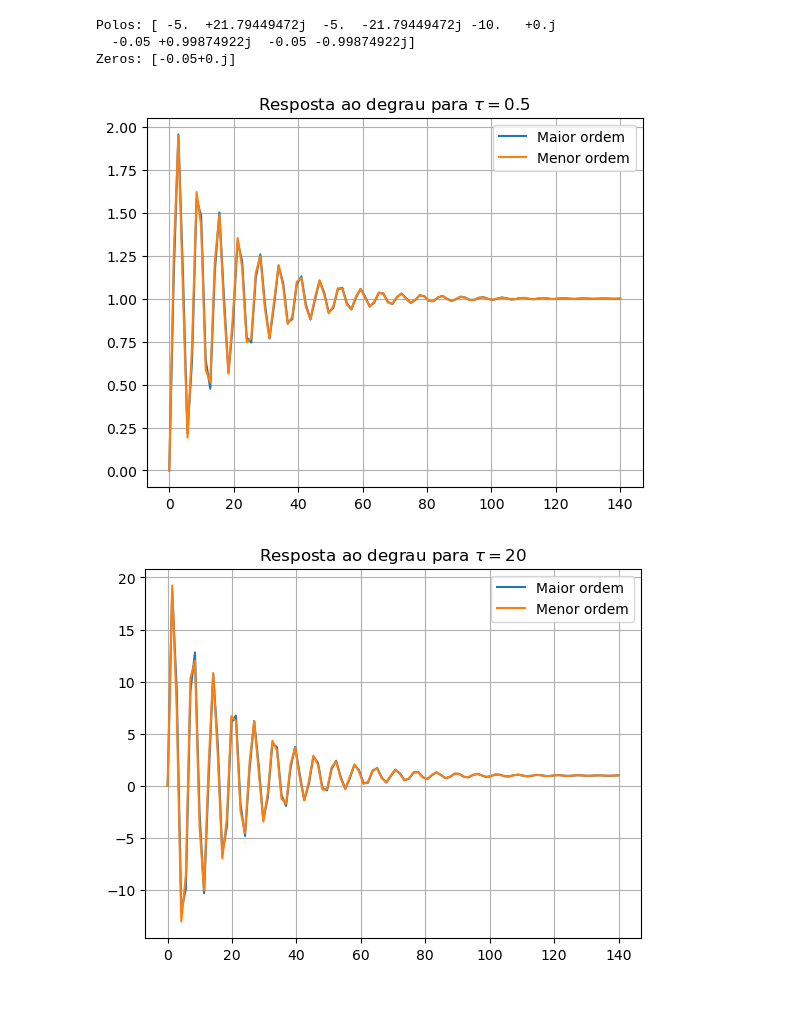
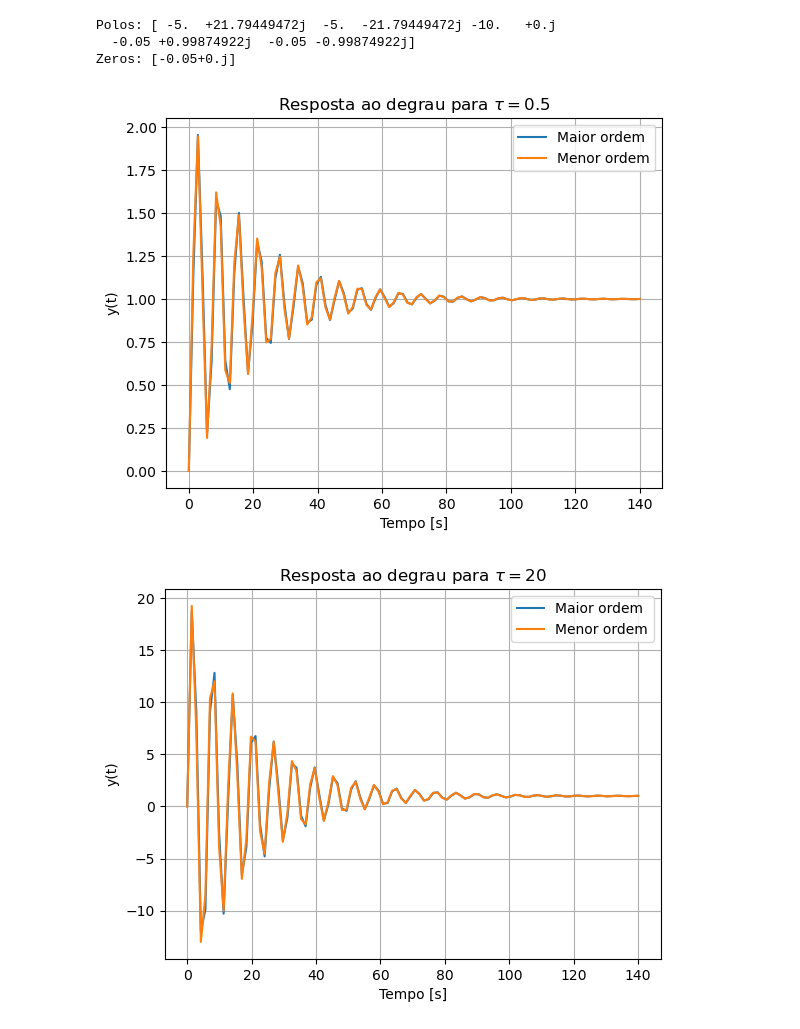
Before and after one commit to vitorfraga12/Sistemas_de_Controle, a Jupyter notebook: Homework 2/Questao2.ipynb, the cells around one changed output. Cells and saved outputs as stored; diff of their text form; code cells hidden in the pictures; blank space fills up the shorter version.

```diff
--- a/Homework 2/Questao2.ipynb
+++ b/Homework 2/Questao2.ipynb
@@ -55,32 +49,38 @@ system_menorordem_05 = signal.TransferFunction(num_menorordem_05, den_menorordem
 t_maiorordem_05, y_maiorordem_05 = signal.step(system_maiorordem_05)
 t_menorordem_05, y_menorordem_05 = signal.step(system_menorordem_05)
 
 plt.figure()
 plt.plot(t_maiorordem_05, y_maiorordem_05, label='Maior ordem')
 plt.plot(t_menorordem_05, y_menorordem_05, label='Menor ordem')
 plt.legend()
+plt.ylabel('y(t)')
+plt.xlabel('Tempo [s]')
 plt.grid()
 plt.title('Resposta ao degrau para $\\tau = 0.5$')
+plt.savefig('Q2_comp_tau_0.5.pdf')
 plt.show()
 
 # Para tal = 20
 num_maiorordem_20 = [20, 1]
 den_maiorordem_20 = [0.0002, 0.00402, 0.1206, 1.016, 0.22, 1]
 num_menorordem_20 = [20, 1]
 den_menorordem_20 = [1, 0.1, 1]
 system_maiorordem_20 = signal.TransferFunction(num_maiorordem_20, den_maiorordem_20)
 system_menorordem_20 = signal.TransferFunction(num_menorordem_20, den_menorordem_20)
 
 t_maiorordem_20, y_maiorordem_20 = signal.step(system_maiorordem_20)
 t_menorordem_20, y_menorordem_20 = signal.step(system_menorordem_20)
 
 plt.figure()
 plt.plot(t_maiorordem_20, y_maiorordem_20, label='Maior ordem')
 plt.plot(t_menorordem_20, y_menorordem_20, label='Menor ordem')
 plt.legend()
 plt.grid()
+plt.ylabel('y(t)')
+plt.xlabel('Tempo [s]')
 plt.title('Resposta ao degrau para $\\tau = 20$')
+plt.savefig('Q2_comp_tau_20.pdf')
 plt.show()
 # %% [output]
-[figure, old version]
+[figure, new version]
-[figure, old version]
+[figure, new version]
```
Also changed, not shown: parts of 1 cell of this notebook, 4 other files.
